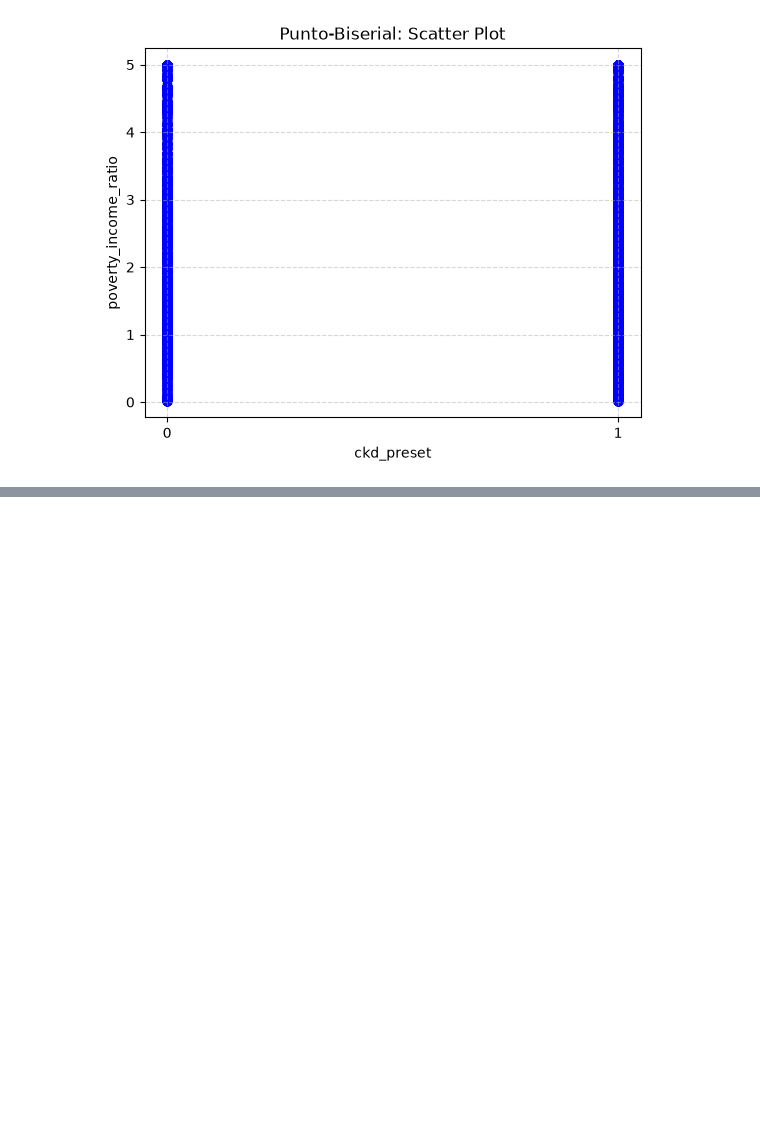
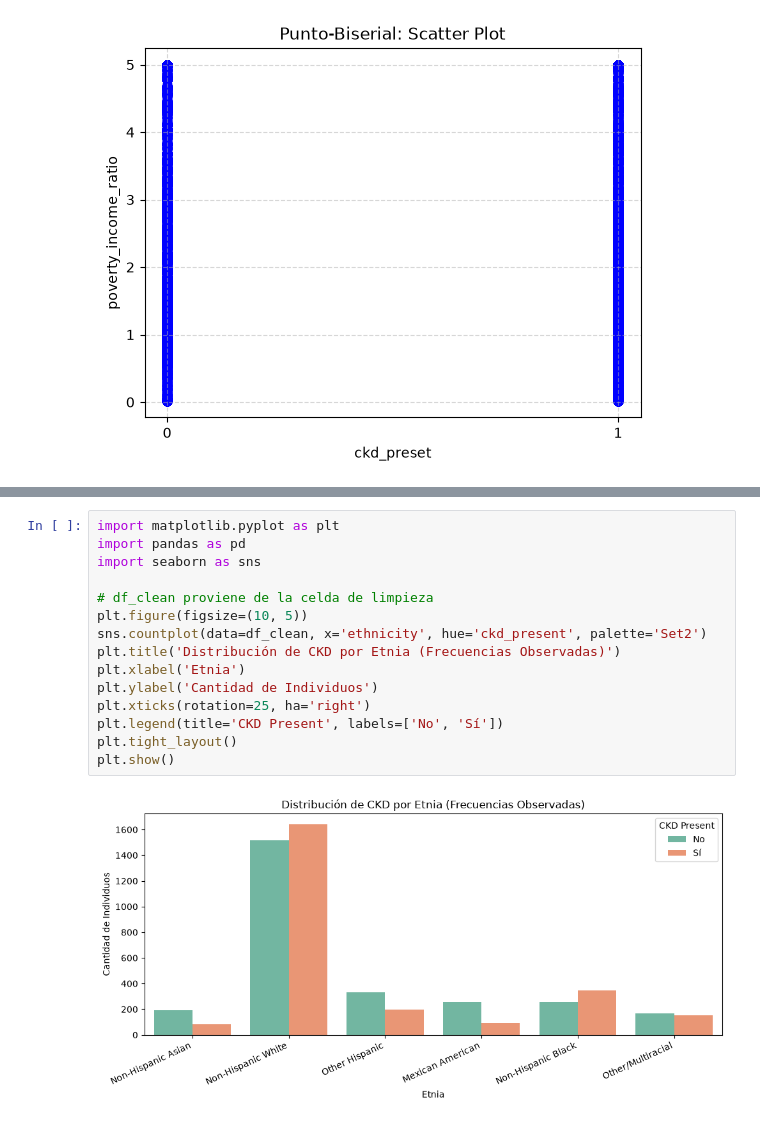
Before and after one commit to GonzaloManterola/Grupo27Ciencias, a Jupyter notebook: Main.ipynb, the cells around one changed output, grey strips where cells are left out. Cells and saved outputs as stored; diff of their text form; blank space fills up the shorter version.

```diff
--- a/Main.ipynb
+++ b/Main.ipynb
@@ -473,0 +506,17 @@ Valor p: 0.004736147906548377
+# %%
+import matplotlib.pyplot as plt
+import pandas as pd
+import seaborn as sns
+
+# df_clean proviene de la celda de limpieza
+plt.figure(figsize=(10, 5))
+sns.countplot(data=df_clean, x='ethnicity', hue='ckd_present', palette='Set2')
+plt.title('Distribución de CKD por Etnia (Frecuencias Observadas)')
+plt.xlabel('Etnia')
+plt.ylabel('Cantidad de Individuos')
+plt.xticks(rotation=25, ha='right')
+plt.legend(title='CKD Present', labels=['No', 'Sí'])
+plt.tight_layout()
+plt.show()
+# %% [output]
+[figure, added]
```
Also changed, not shown: parts of 6 cells of this notebook, 1 other file.
